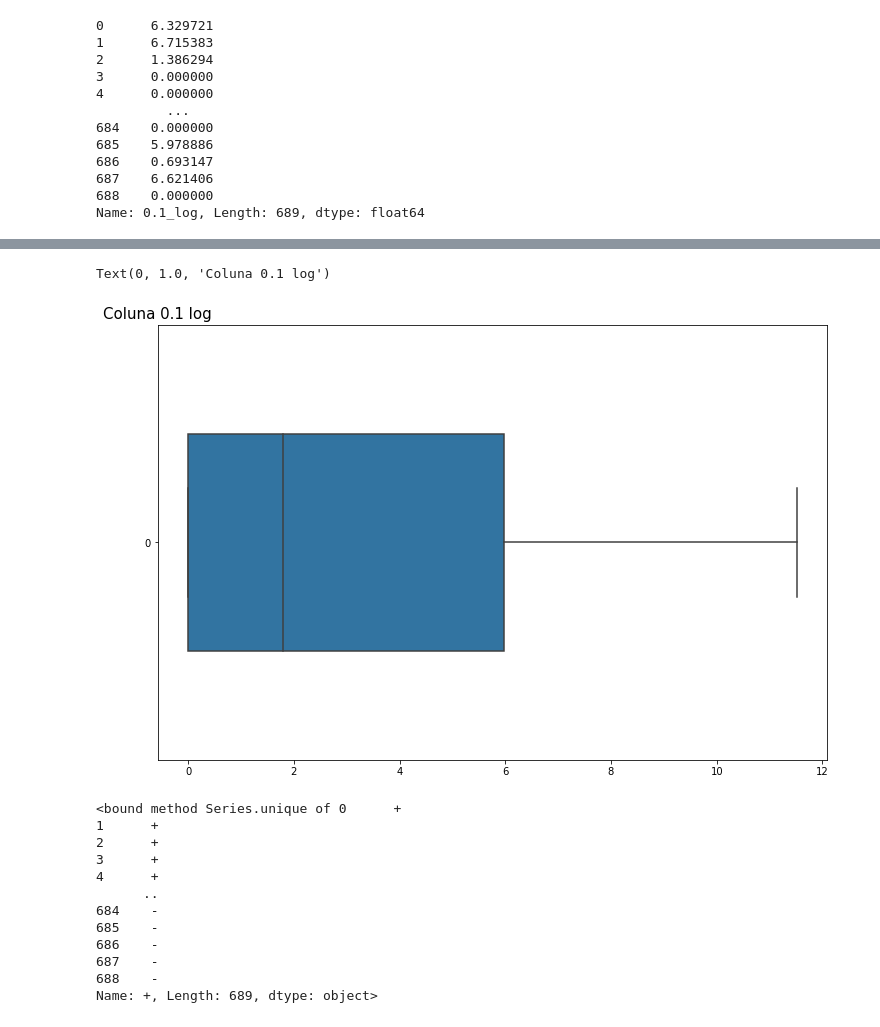
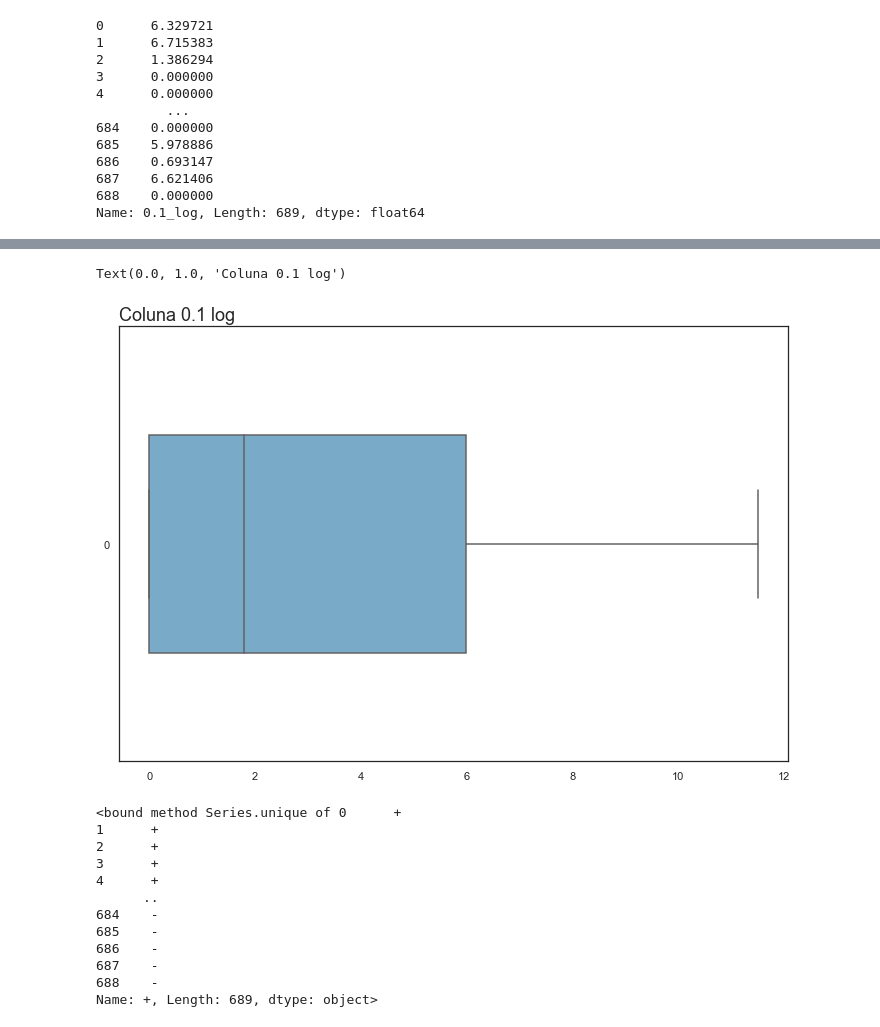
Before and after one commit to Marcus-Bernard0/Data-Science-projects, a Jupyter notebook: 4- Credit Aprovals/notebook/Project.ipynb, the cells around one changed output, grey strips where cells are left out. Saved outputs shown, nothing was run; the diff lists cells and outputs as text; code cells hidden in the pictures.

```diff
--- a/4- Credit Aprovals/notebook/Project.ipynb
+++ b/4- Credit Aprovals/notebook/Project.ipynb
@@ -13,5 +13,6 @@ import numpy as np
 %matplotlib inline
 import warnings
 warnings.filterwarnings('ignore')
+sns.set_style('white')
 # %%
 #Importando os dados originais
@@ -26,7 +27,7 @@ dfMain.head()
 | 4 | b | 32.08 | 4.000 | u | g | m | v | 2.50 | t | f | 0 | ... |
 # %%
 #Dados para manipulação
-df =pd.read_csv('data.csv')
+df =pd.read_csv('../dados/data.csv')
 df.head()
 # %% [output]
 |  | b | 30.83 | 0 | u | g | w | v | 1.25 | t | t.1 | 01 | ... |
@@ -210,11 +211,11 @@ df['0.1'].var()
 # %%
 #Plotando o boxplot da coluna aplicado o log
-ax = sns.boxplot(data = df['0.1_log'], orient='h', width =0.5)
+ax = sns.boxplot(data = df['0.1_log'], orient='h', width =0.5, palette='Blues_r')
 ax.figure.set_size_inches(12, 8)
-ax.set_title("Coluna 0.1 log", x = 0, fontsize=15)
+ax.set_title("Coluna 0.1 log", fontsize=18, loc='left')
 # %% [output]
-Text(0, 1.0, 'Coluna 0.1 log')
+Text(0.0, 1.0, 'Coluna 0.1 log')
-[figure, old version]
+[figure, new version]
 # %%
 df['+'].unique
 # %% [output]
```
Also changed, not shown: parts of 34 cells of this notebook, 1 other file.
